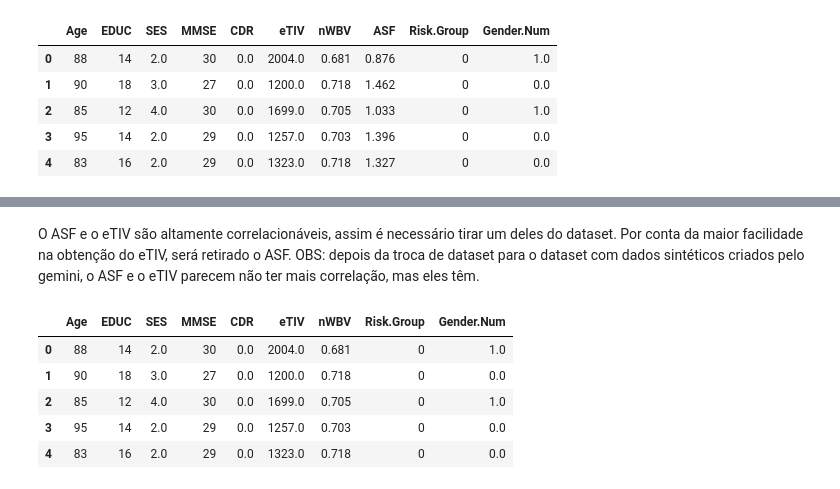
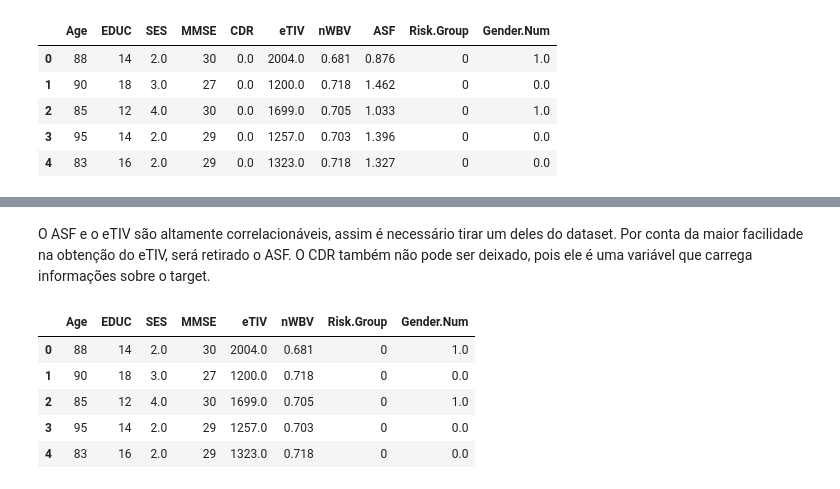
Before and after one commit to debahferreira/neuropredict-ml, a Jupyter notebook: notebooks/02_exploracao.ipynb, the cells around one changed output, grey strips where cells are left out. Cells and saved outputs as stored; diff of their text form; code cells hidden in the pictures.

```diff
--- a/notebooks/02_exploracao.ipynb
+++ b/notebooks/02_exploracao.ipynb
@@ -112,16 +112,15 @@ plt.show()
 # %% [markdown]
-O ASF e o eTIV são altamente correlacionáveis, assim é necessário tirar um deles do dataset. Por conta da maior facilidade na obtenção do eTIV, será retirado o ASF.
-OBS: depois da troca de dataset para o dataset com dados sintéticos criados pelo gemini, o ASF e o eTIV parecem não ter mais correlação, mas eles têm.
+O ASF e o eTIV são altamente correlacionáveis, assim é necessário tirar um deles do dataset. Por conta da maior facilidade na obtenção do eTIV, será retirado o ASF. O CDR também não pode ser deixado, pois ele é uma variável que carrega informações sobre o target.
 # %%
-oasis_prepared.drop('ASF', axis=1, inplace=True)
+oasis_prepared.drop(['ASF', 'CDR'], axis=1, inplace=True)
 oasis_prepared.head()
 # %% [output]
-|  | Age | EDUC | SES | MMSE | CDR | eTIV | nWBV | Risk.Group | Gender.Num |
-| 0 | 88 | 14 | 2.0 | 30 | 0.0 | 2004.0 | 0.681 | 0 | 1.0 |
-| 1 | 90 | 18 | 3.0 | 27 | 0.0 | 1200.0 | 0.718 | 0 | 0.0 |
-| 2 | 85 | 12 | 4.0 | 30 | 0.0 | 1699.0 | 0.705 | 0 | 1.0 |
-| 3 | 95 | 14 | 2.0 | 29 | 0.0 | 1257.0 | 0.703 | 0 | 0.0 |
-| 4 | 83 | 16 | 2.0 | 29 | 0.0 | 1323.0 | 0.718 | 0 | 0.0 |
+|  | Age | EDUC | SES | MMSE | eTIV | nWBV | Risk.Group | Gender.Num |
+| 0 | 88 | 14 | 2.0 | 30 | 2004.0 | 0.681 | 0 | 1.0 |
+| 1 | 90 | 18 | 3.0 | 27 | 1200.0 | 0.718 | 0 | 0.0 |
+| 2 | 85 | 12 | 4.0 | 30 | 1699.0 | 0.705 | 0 | 1.0 |
+| 3 | 95 | 14 | 2.0 | 29 | 1257.0 | 0.703 | 0 | 0.0 |
+| 4 | 83 | 16 | 2.0 | 29 | 1323.0 | 0.718 | 0 | 0.0 |
 # %%
 OASIS_PREPARED_PATH = os.path.join("..", "data", "interim", "oasis_prepared.csv")
 oasis_prepared.to_csv(OASIS_PREPARED_PATH, index=False)
```
Also changed, not shown: parts of 3 cells of this notebook, 2 other files.
